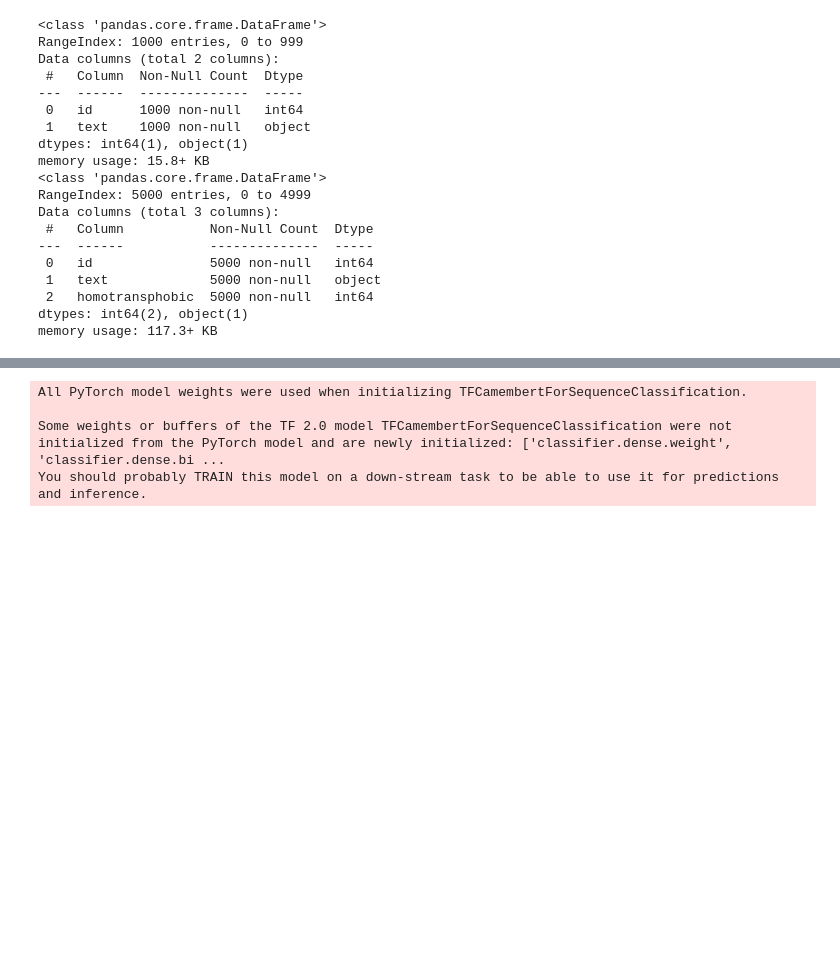
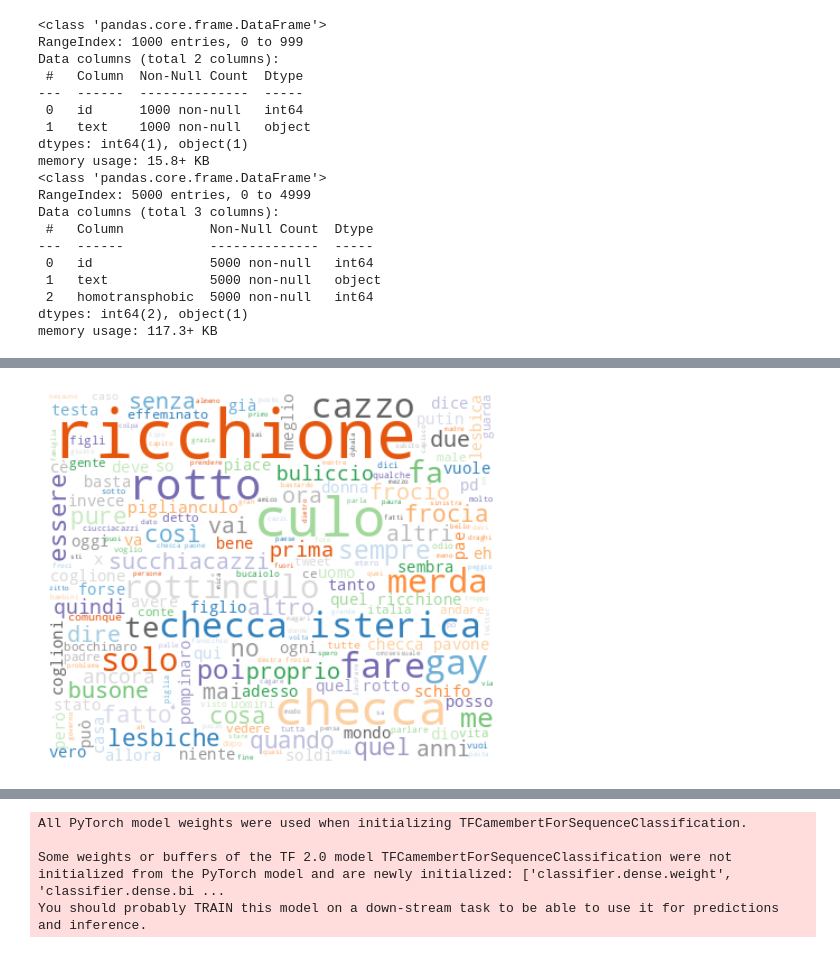
Before and after one commit to mattguida/masters-thesis, a Jupyter notebook: bert-mt-umberto-first.ipynb, the cells around one changed output, grey strips where cells are left out. Drawn from its saved outputs; the diff is of its cells as text; code cells hidden in the pictures; blank space fills up the shorter version.

```diff
--- a/bert-mt-umberto-first.ipynb
+++ b/bert-mt-umberto-first.ipynb
@@ -105,0 +104,45 @@ df_test["text"] = texts_new_test
+# %%
+def pre_process(text):
+    text = text.lower()
+    text = re.sub(r"(?:\@|https?\://)\S+", "", text)
+    text = re.sub(r"@\w+", "", text)
+    text = re.sub('\[.*?\]', '', text)
+    text = re.sub('#', '', text)
+    text = re.sub('https?://\S+|www\.\S+', '', text)
+    text = re.sub('<.*?>+', '', text)
+    text = re.sub('[%s]' % re.escape(string.punctuation), '', text)
+    text = re.sub('\n', '', text)
+    text = re.sub('\w*\d\w*', '', text)
+    text = re.sub('RT|rt', '', text)
+    text = text.strip()
+    return text
+# %%
+df_train["text"] = df_train["text"].apply(pre_process)
+df_test["text"] = df_test["text"].apply(pre_process)
+# %%
+# Get Italian stopwords from nltk
+italian_stopwords = set(stopwords.words('italian'))
+# Add specific stopwords to the set
+italian_stopwords.update(["RT", "rt", "URL"])
+
+# Join all the text data in the selected rows where "homotransphobic" is 1
+text_to_generate_wordcloud = " ".join(df_train.loc[df_train["homotransphobic"] == 1]["text"])
+# %%
+wordcloud = WordCloud(
+    background_color='white',
+    stopwords=italian_stopwords,
+    width=400,
+    height=330,
+    colormap='tab20c',
+    collocations=True,
+    max_words=200,
+    max_font_size=60,
+    random_state=42
+).generate(text_to_generate_wordcloud)
+
+fig = plt.figure(1)
+plt.imshow(wordcloud.recolor(random_state=3), interpolation="bilinear")
+plt.axis('off')
+plt.show()
+# %% [output]
+[figure, added]
```
Also changed, not shown: parts of 19 cells of this notebook.
